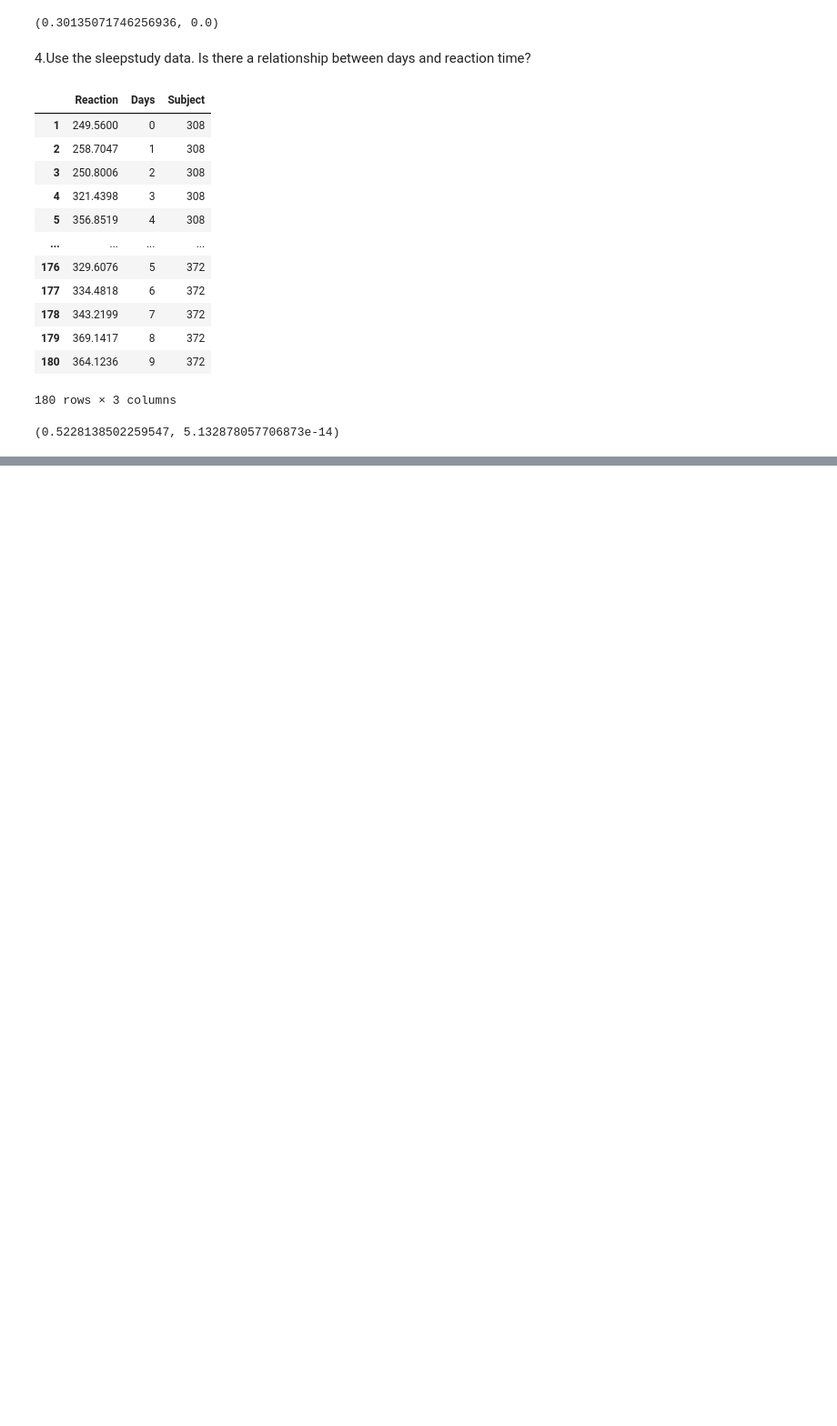
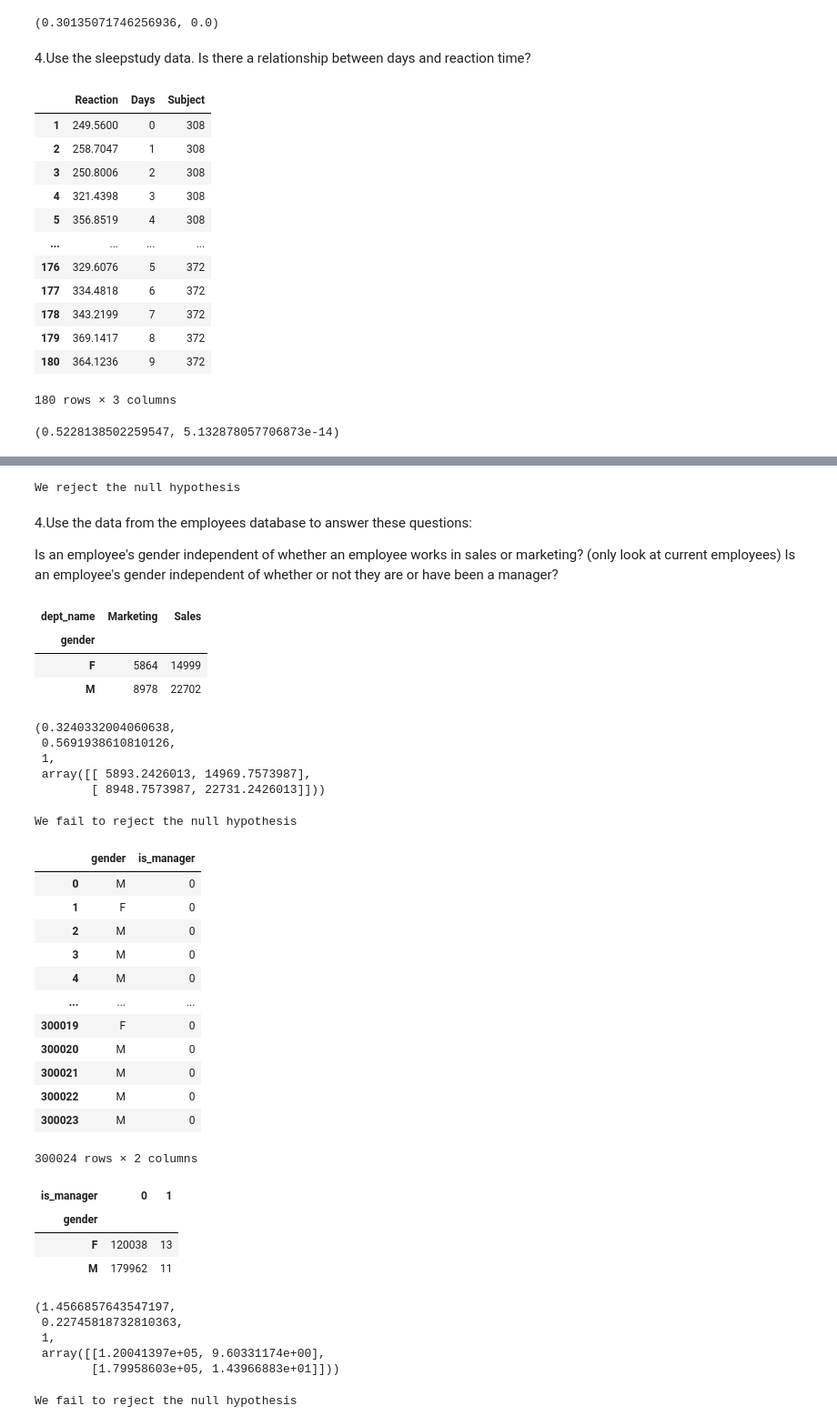
Before and after one commit to Nathanieldewald/statistics-exercises, a Jupyter notebook: hypothesis_testing.ipynb, the cells around one changed output, grey strips where cells are left out. Shown at 91% size. Cells and saved outputs as stored; diff of their text form; code cells hidden in the pictures; blank space fills up the shorter version.

Commit message:
Completed hypothesis_testing.ipynb

```diff
--- a/hypothesis_testing.ipynb
+++ b/hypothesis_testing.ipynb
@@ -373,0 +451,10 @@ TypeError: histplot() takes from 0 to 1 positional arguments but 2 were given
+# %%
+eval_results(p, alpha)
+# %% [output]
+We reject the null hypothesis
+# %% [markdown]
+
+4.Use the data from the employees database to answer these questions:
+
+Is an employee's gender independent of whether an employee works in sales or marketing? (only look at current employees)
+Is an employee's gender independent of whether or not they are or have been a manager?
@@ -373,0 +469,21 @@ TypeError: histplot() takes from 0 to 1 positional arguments but 2 were given
+# %%
+observed = pd.crosstab(gender, department)
+observed
+# %% [output]
+| dept_name | Marketing | Sales |
+| gender |  |  |
+| F | 5864 | 14999 |
+| M | 8978 | 22702 |
+# %%
+chi2 , p, degf, expected = stats.chi2_contingency(observed)
+chi2 , p, degf, expected
+# %% [output]
+(0.3240332004060638,
+ 0.5691938610810126,
+ 1,
+ array([[ 5893.2426013, 14969.7573987],
+        [ 8948.7573987, 22731.2426013]]))
+# %%
+eval_results(p, alpha)
+# %% [output]
+We fail to reject the null hypothesis
@@ -373,0 +494,42 @@ TypeError: histplot() takes from 0 to 1 positional arguments but 2 were given
+# %%
+pf = pd.read_sql('''select e.gender, dm.dept_no is not null as is_manager
+from employees e
+left join dept_manager dm on e.emp_no = dm.emp_no''', get_db_url('employees'))
+pf
+# %% [output]
+|  | gender | is_manager |
+| 0 | M | 0 |
+| 1 | F | 0 |
+| 2 | M | 0 |
+| 3 | M | 0 |
+| 4 | M | 0 |
+| ... | ... | ... |
+| 300019 | F | 0 |
+| 300020 | M | 0 |
+| 300021 | M | 0 |
+| 300022 | M | 0 |
+| 300023 | M | 0 |
+300024 rows × 2 columns
+# %%
+gender = pf.gender
+manager = pf.is_manager
+observed = pd.crosstab(gender, manager)
+observed
+# %% [output]
+| is_manager | 0 | 1 |
+| gender |  |  |
+| F | 120038 | 13 |
+| M | 179962 | 11 |
+# %%
+chi2 , p, degf, expected = stats.chi2_contingency(observed)
+chi2 , p, degf, expected
+# %% [output]
+(1.4566857643547197,
+ 0.22745818732810363,
+ 1,
+ array([[1.20041397e+05, 9.60331174e+00],
+        [1.79958603e+05, 1.43966883e+01]]))
+# %%
+eval_results(p, alpha)
+# %% [output]
+We fail to reject the null hypothesis
```
Also changed, not shown: parts of 12 cells of this notebook.
